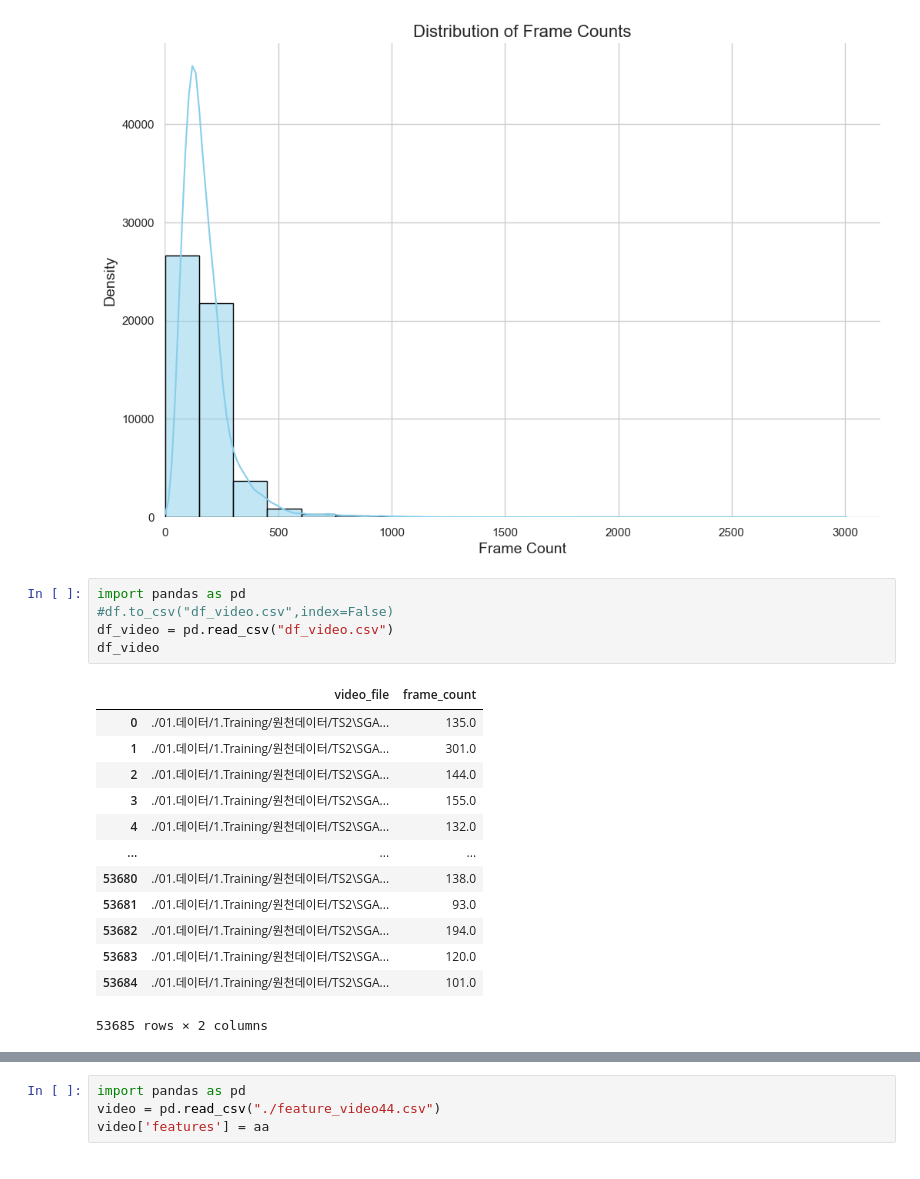
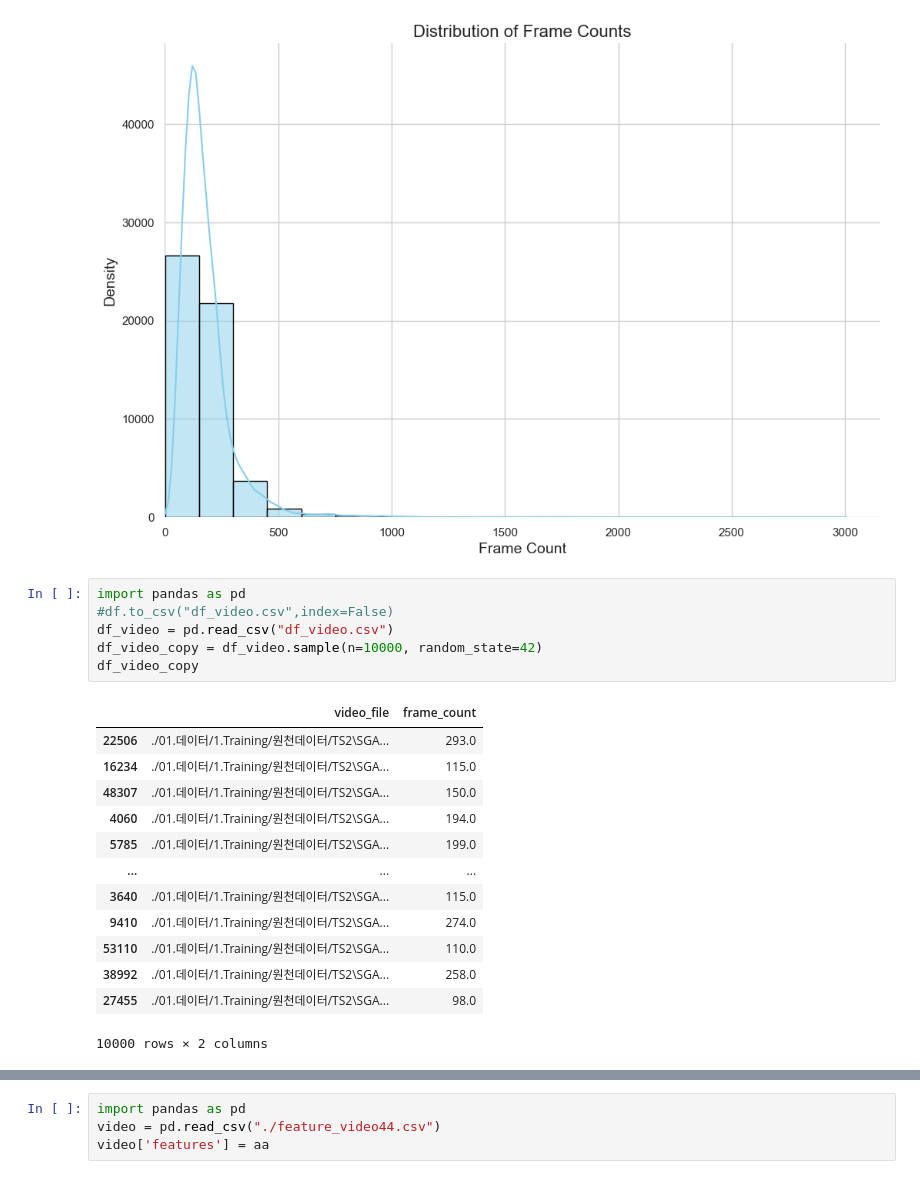
Before and after one commit to kim-nam-keyong/image_video_related_model, a Jupyter notebook: final_test22.ipynb, the cells around one changed output, grey strips where cells are left out. Saved outputs shown, nothing was run; the diff lists cells and outputs as text.

```diff
--- a/final_test22.ipynb
+++ b/final_test22.ipynb
@@ -573,20 +590,21 @@ plt.show()
 # %%
 import pandas as pd
 #df.to_csv("df_video.csv",index=False)
 df_video = pd.read_csv("df_video.csv")
-df_video
+df_video_copy = df_video.sample(n=10000, random_state=42)
+df_video_copy
 # %% [output]
 |  | video_file | frame_count |
-| 0 | ./01.데이터/1.Training/원천데이터/TS2\SGA... | 135.0 |
-| 1 | ./01.데이터/1.Training/원천데이터/TS2\SGA... | 301.0 |
-| 2 | ./01.데이터/1.Training/원천데이터/TS2\SGA... | 144.0 |
-| 3 | ./01.데이터/1.Training/원천데이터/TS2\SGA... | 155.0 |
-| 4 | ./01.데이터/1.Training/원천데이터/TS2\SGA... | 132.0 |
+| 22506 | ./01.데이터/1.Training/원천데이터/TS2\SGA... | 293.0 |
+| 16234 | ./01.데이터/1.Training/원천데이터/TS2\SGA... | 115.0 |
+| 48307 | ./01.데이터/1.Training/원천데이터/TS2\SGA... | 150.0 |
+| 4060 | ./01.데이터/1.Training/원천데이터/TS2\SGA... | 194.0 |
+| 5785 | ./01.데이터/1.Training/원천데이터/TS2\SGA... | 199.0 |
 | ... | ... | ... |
-| 53680 | ./01.데이터/1.Training/원천데이터/TS2\SGA... | 138.0 |
-| 53681 | ./01.데이터/1.Training/원천데이터/TS2\SGA... | 93.0 |
-| 53682 | ./01.데이터/1.Training/원천데이터/TS2\SGA... | 194.0 |
-| 53683 | ./01.데이터/1.Training/원천데이터/TS2\SGA... | 120.0 |
-| 53684 | ./01.데이터/1.Training/원천데이터/TS2\SGA... | 101.0 |
+| 3640 | ./01.데이터/1.Training/원천데이터/TS2\SGA... | 115.0 |
+| 9410 | ./01.데이터/1.Training/원천데이터/TS2\SGA... | 274.0 |
+| 53110 | ./01.데이터/1.Training/원천데이터/TS2\SGA... | 110.0 |
+| 38992 | ./01.데이터/1.Training/원천데이터/TS2\SGA... | 258.0 |
+| 27455 | ./01.데이터/1.Training/원천데이터/TS2\SGA... | 98.0 |
-53685 rows × 2 columns
+10000 rows × 2 columns
 # %%
```
Also changed, not shown: parts of 17 cells of this notebook.
